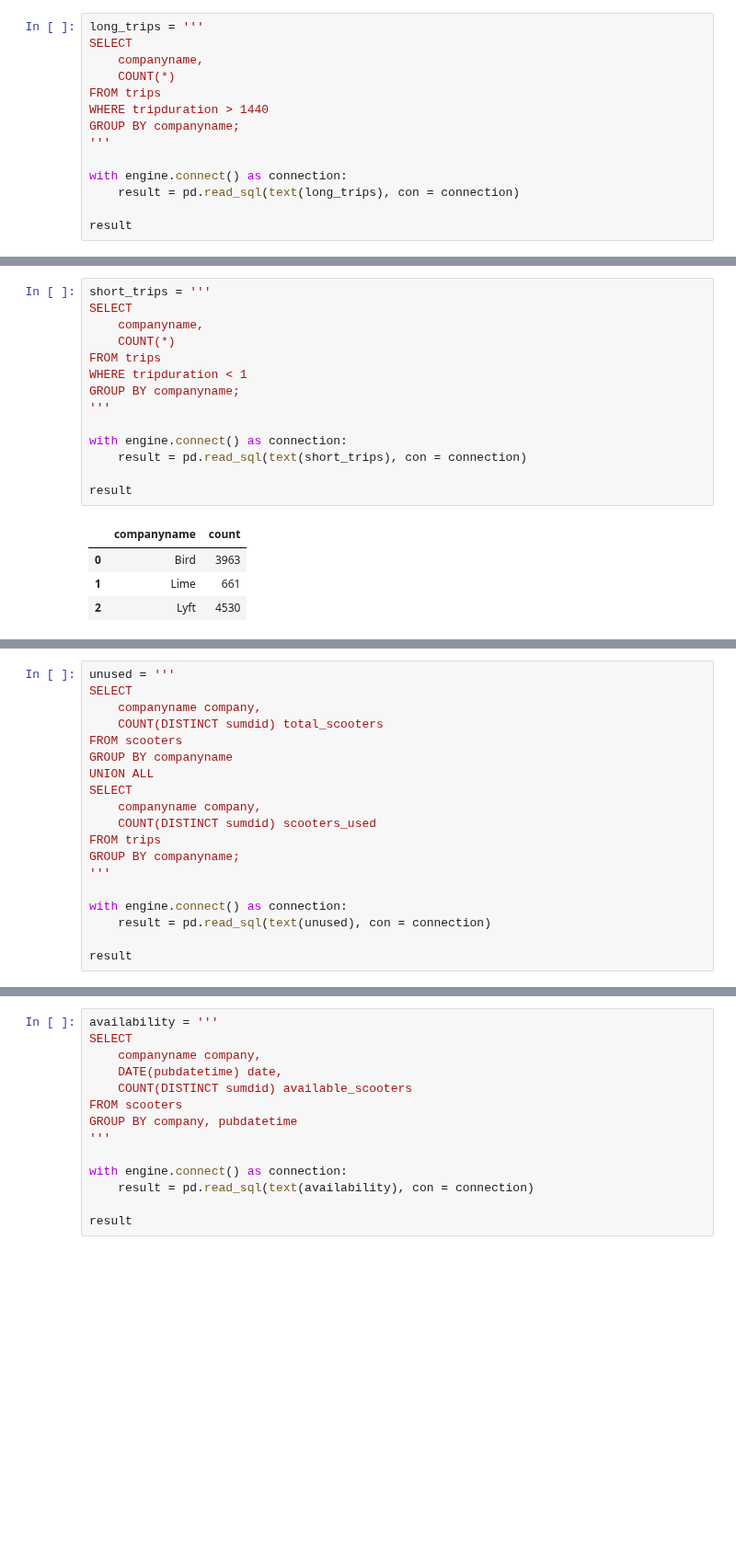
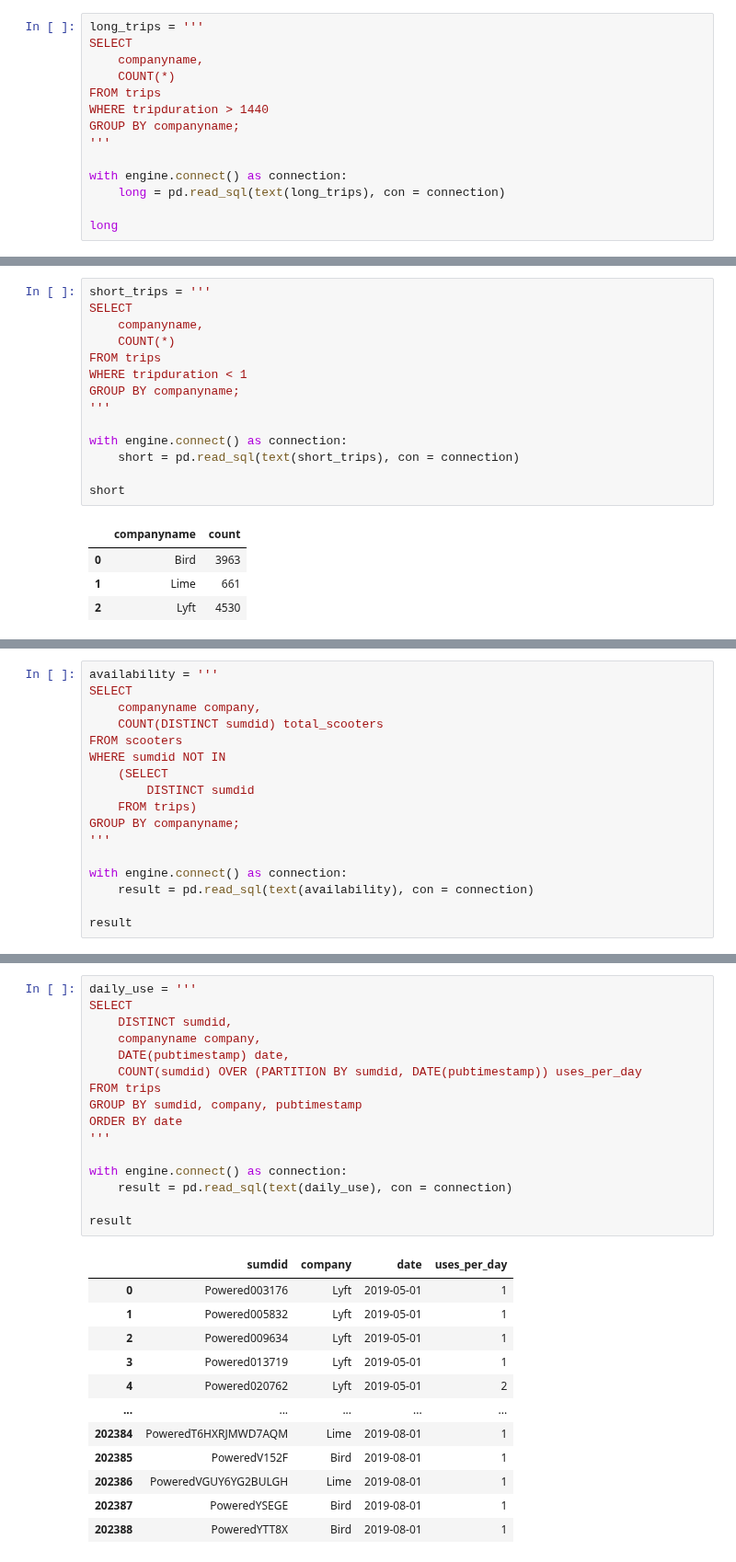
Before and after one commit to NSS-Data-Analytics-Cohort-10/scooters-group-6, a Jupyter notebook: notebooks/scooters.ipynb, the cells around one changed output, grey strips where cells are left out. Shown at 92% size. Saved outputs shown, nothing was run; the diff lists cells and outputs as text; blank space fills up the shorter version.

```diff
--- a/notebooks/scooters.ipynb
+++ b/notebooks/scooters.ipynb
@@ -60,9 +152,9 @@ GROUP BY companyname;
 '''
 
 with engine.connect() as connection:
-    result = pd.read_sql(text(long_trips), con = connection)
+    long = pd.read_sql(text(long_trips), con = connection)
 
-result
+long
 # %% [output]
 |  | companyname | count |
 | 0 | Bolt Mobility | 6908 |
@@ -79,9 +171,9 @@ GROUP BY companyname;
 '''
 
 with engine.connect() as connection:
-    result = pd.read_sql(text(short_trips), con = connection)
+    short = pd.read_sql(text(short_trips), con = connection)
 
-result
+short
 # %% [output]
 |  | companyname | count |
 | 0 | Bird | 3963 |
@@ -90,19 +230,17 @@ result
 # %%
-unused = '''
+availability = '''
 SELECT
     companyname company,
     COUNT(DISTINCT sumdid) total_scooters
 FROM scooters
-GROUP BY companyname
-UNION ALL
-SELECT
-    companyname company,
-    COUNT(DISTINCT sumdid) scooters_used
-FROM trips
+WHERE sumdid NOT IN
+    (SELECT
+        DISTINCT sumdid
+    FROM trips)
 GROUP BY companyname;
 '''
 
 with engine.connect() as connection:
-    result = pd.read_sql(text(unused), con = connection)
+    result = pd.read_sql(text(availability), con = connection)
 
 result
@@ -109,15 +256,29 @@ result
 # %%
-availability = '''
+daily_use = '''
 SELECT
+    DISTINCT sumdid,
     companyname company,
-    DATE(pubdatetime) date,
-    COUNT(DISTINCT sumdid) available_scooters
-FROM scooters
-GROUP BY company, pubdatetime
+    DATE(pubtimestamp) date,
+    COUNT(sumdid) OVER (PARTITION BY sumdid, DATE(pubtimestamp)) uses_per_day
+FROM trips
+GROUP BY sumdid, company, pubtimestamp
+ORDER BY date
 '''
 
 with engine.connect() as connection:
-    result = pd.read_sql(text(availability), con = connection)
+    result = pd.read_sql(text(daily_use), con = connection)
 
 result
 # %% [output]
+|  | sumdid | company | date | uses_per_day |
+| 0 | Powered003176 | Lyft | 2019-05-01 | 1 |
+| 1 | Powered005832 | Lyft | 2019-05-01 | 1 |
+| 2 | Powered009634 | Lyft | 2019-05-01 | 1 |
+| 3 | Powered013719 | Lyft | 2019-05-01 | 1 |
+| 4 | Powered020762 | Lyft | 2019-05-01 | 2 |
+| ... | ... | ... | ... | ... |
+| 202384 | PoweredT6HXRJMWD7AQM | Lime | 2019-08-01 | 1 |
+| 202385 | PoweredV152F | Bird | 2019-08-01 | 1 |
+| 202386 | PoweredVGUY6YG2BULGH | Lime | 2019-08-01 | 1 |
+| 202387 | PoweredYSEGE | Bird | 2019-08-01 | 1 |
+| 202388 | PoweredYTT8X | Bird | 2019-08-01 | 1 |
```
Also changed, not shown: parts of 16 cells of this notebook.
